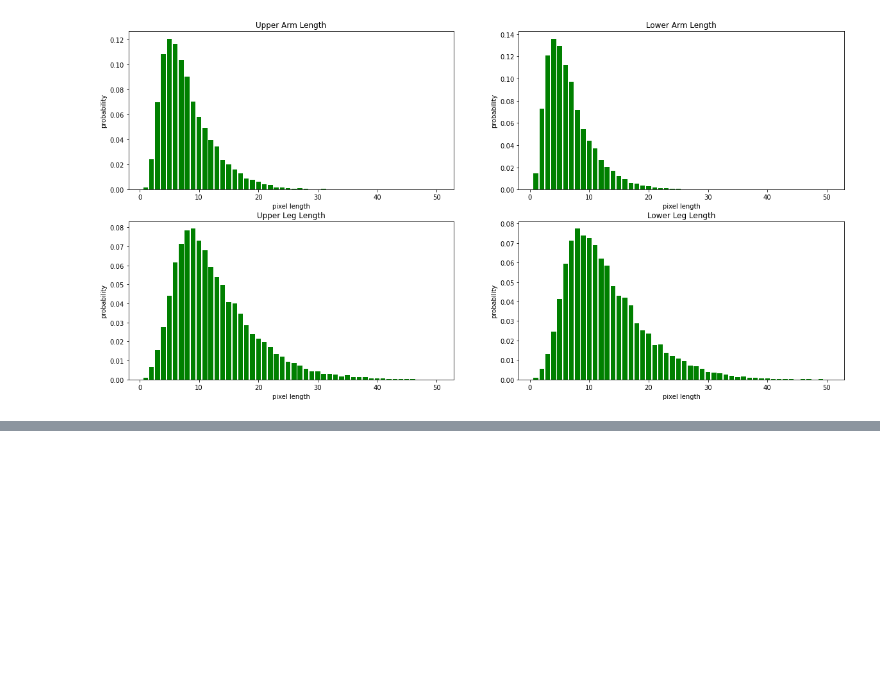
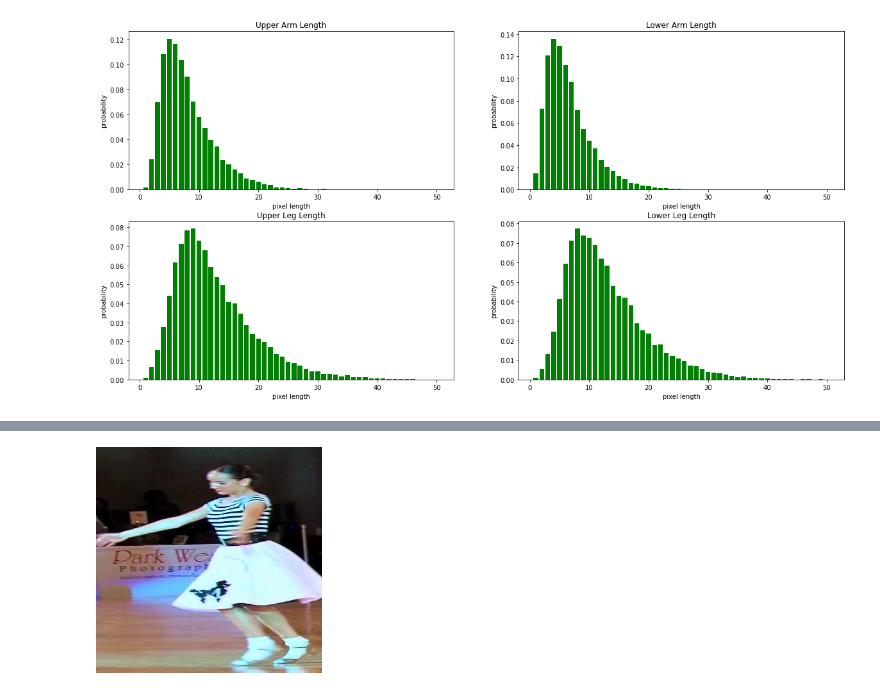
Before and after one commit to antduru/PoseDetection, a Jupyter notebook: graph_producer.ipynb, the cells around one changed output, grey strips where cells are left out. Saved outputs shown, nothing was run; the diff lists cells and outputs as text; code cells hidden in the pictures; blank space fills up the shorter version.

```diff
--- a/graph_producer.ipynb
+++ b/graph_producer.ipynb
@@ -332,3 +195,28 @@ from datetime import datetime
+# %%
+def what_network_sees(image_object, images_path, person_index=0, IN_SHAPE=(226, 226)):
+    image_name = image_object['image_name']
+    original_tensor = to_tensor(Image.open(os.path.join(images_path, image_name)))
+
+    width = image_object['image_shape']['width']
+    height = image_object['image_shape']['height']
+
+    if len(image_object['people']) < person_index: return False
+
+    bbox = image_object['people'][person_index]['bbox']
+
+    top = int(bbox['y1'] * height)
+    left = int(bbox['x1'] * width)
+    height = int((bbox['y2'] - bbox['y1']) * height)
+    width = int((bbox['x2'] - bbox['x1']) * width)
+    cropped_tensor = resized_crop(original_tensor, top, left, height, width, IN_SHAPE)
+    # cropped_tensor = crop.resize(1, 3, *IN_SHAPE)
+
+    # return to_pil_image(original_tensor), to_pil_image(cropped_tensor)
+    return to_pil_image(cropped_tensor)
+
+what_network_sees(json_list[56], images_path, person_index=1)
+# %% [output]
+[figure, added]
 # %%
 import torch
 import matplotlib.pyplot as plt
```
Also changed, not shown: parts of 11 cells of this notebook, 5 other files.
